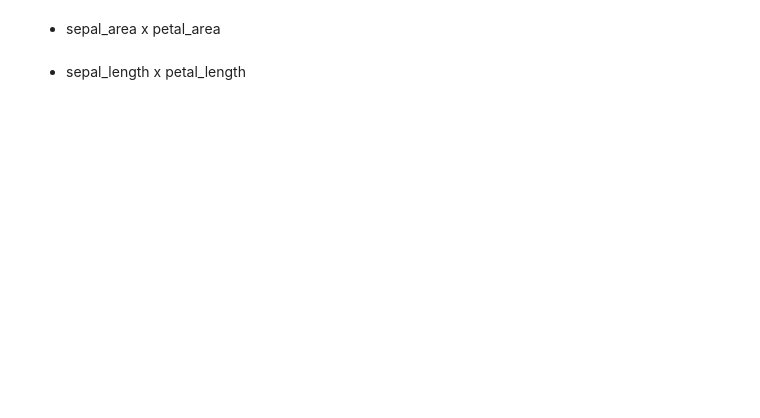
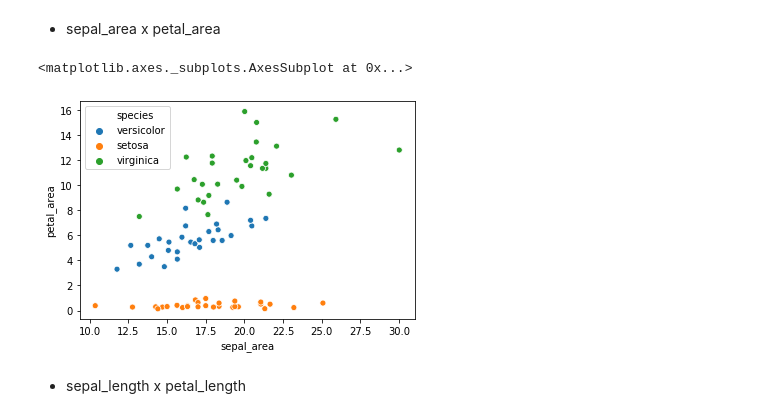
Before and after one commit to ThompsonBethany01/classification-exercises, a Jupyter notebook: classification_exercises.ipynb, the cells around one changed output. Cells and saved outputs as stored; diff of their text form; code cells hidden in the pictures; blank space fills up the shorter version.

```diff
--- a/classification_exercises.ipynb
+++ b/classification_exercises.ipynb
@@ -546,4 +608,9 @@ train.head()
 # %% [markdown]
 - sepal_area x petal_area
+# %%
+sns.scatterplot(x=train.sepal_area,y=train.petal_area,hue=train.species)
+# %% [output]
+<matplotlib.axes._subplots.AxesSubplot at 0x...>
+[figure, added]
 # %% [markdown]
 - sepal_length x petal_length
```
Also changed, not shown: parts of 11 cells of this notebook.
